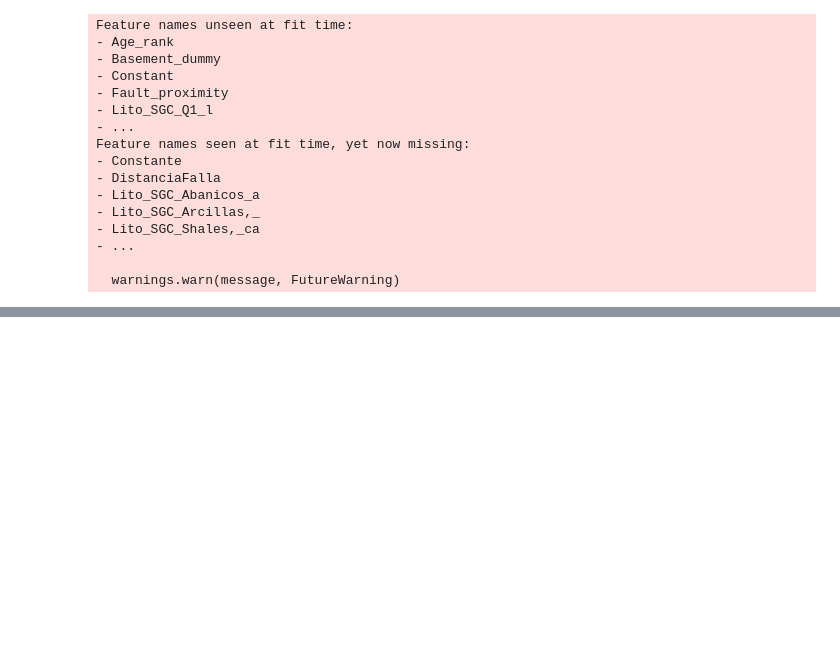
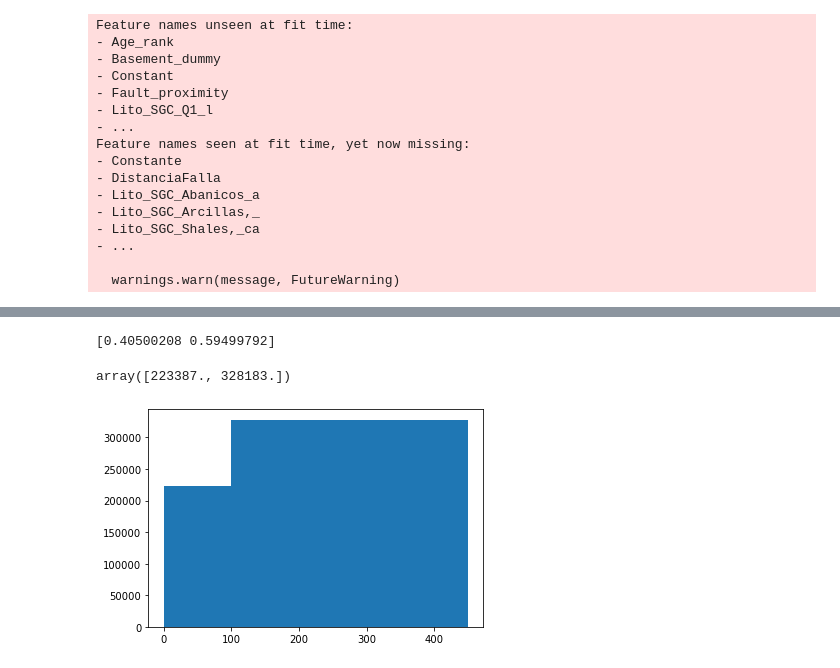
Before and after one commit to mdominguezd/RnSurvey_Bogota_DataAnalysis, a Jupyter notebook: Multivariate analysis.ipynb, the cells around one changed output, grey strips where cells are left out. Cells and saved outputs as stored; diff of their text form; code cells hidden in the pictures; blank space fills up the shorter version.

```diff
--- a/Multivariate analysis.ipynb
+++ b/Multivariate analysis.ipynb
@@ -511,7 +516,10 @@ df_RnModel.columns = ['COD',
                       'Urban_dummy',
                       'Vertical_velocity',
                       'Constant']
+
+df_RnModel['Fault_proximity'] = df_RnModel['Fault_proximity']*111000
 # %% [markdown]
 ### Linear regession
 # %%
 df_RnModel['LinReg'] = lin_reg.predict(df_RnModel.iloc[:,1:])
+df_RnModel['LinReg'] = np.where(df_RnModel.LinReg<0, 0, df_RnModel.LinReg)
@@ -540,0 +577,8 @@ df_RnModel.to_csv('Stat_models_results.csv')
+# %%
+a = plt.hist(df_RnModel.LinReg, bins = [0,100,450])
+print(a[0]/551570)
+a[0]
+# %% [output]
+[0.40500208 0.59499792]
+array([223387., 328183.])
+[figure, added]
```
Also changed, not shown: parts of 8 cells of this notebook, 6 other files.
